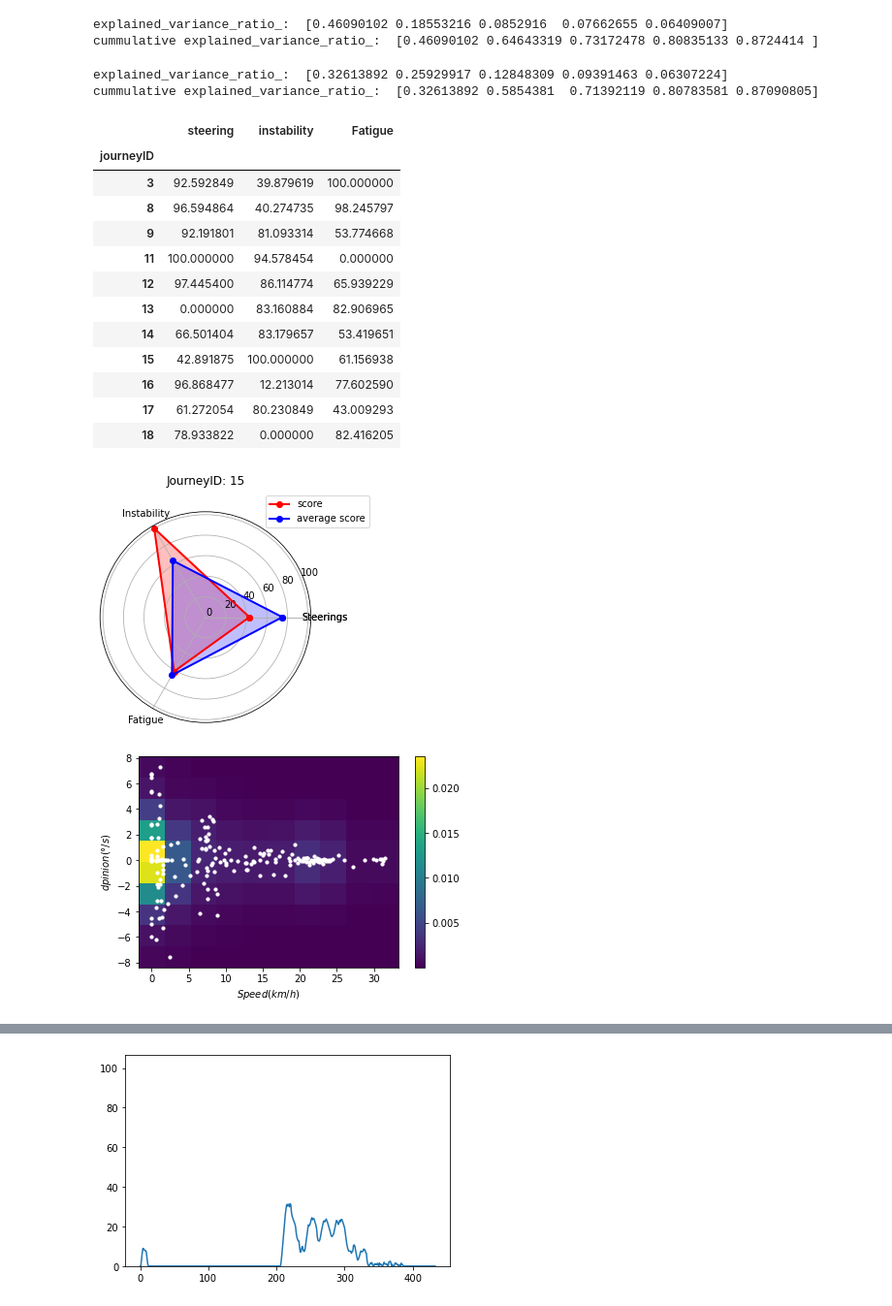
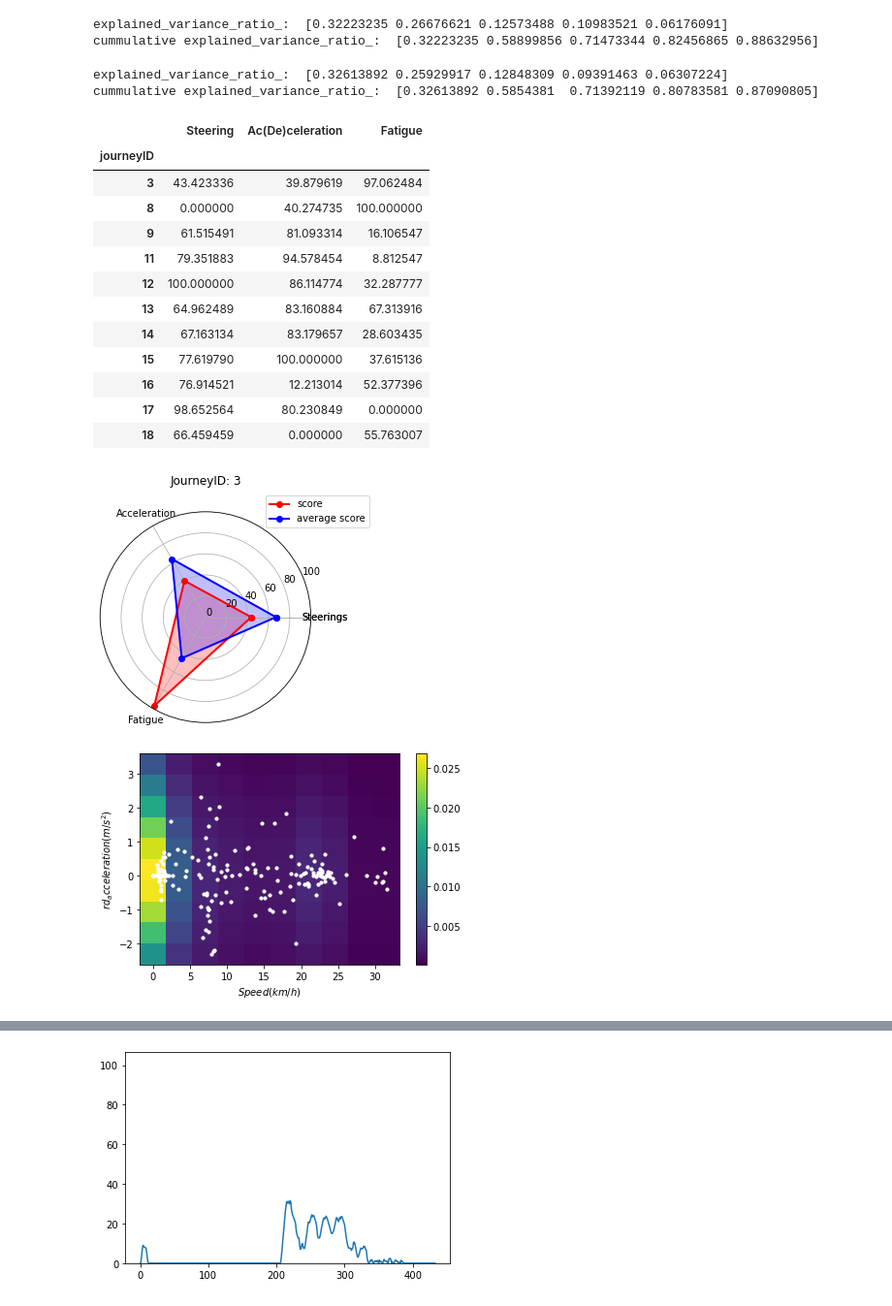
Before and after one commit to LittleLi2020/usage-based-insurance, a Jupyter notebook: lotus/radar_map.ipynb, the cells around one changed output, grey strips where cells are left out. Shown: that part at 97% size. Cells and saved outputs as stored; diff of their text form; code cells hidden in the pictures.

```diff
--- a/lotus/radar_map.ipynb
+++ b/lotus/radar_map.ipynb
@@ -140,13 +165,13 @@ var_column = "AccrPedlLnrAccrPedlRat"
 new_id_column = "time"
 df_Accr = import_data(path,id_column,var_column,new_id_column)
 # %%
-path = r"D:\Research\UBI车险\data\real_data\1029低配数据"
+path = r"E:\UBI车险0105\data\real_data\1029低配数据"
 id_column = "time_3"
 var_column = "BrkPedlTrvlAct"
 new_id_column = "time"
 df_Brk = import_data(path,id_column,var_column,new_id_column)
 # %%
-path = r"D:\Research\UBI车险\data\real_data\10292022续航数据\低配车\1029_CAN_res\CAN_res"
+path = r"E:\UBI车险0105\data\real_data\10292022续航数据\低配车\1029_CAN_res\CAN_res"
 id_column = "time_71"
 var_column = "VehSpdLgtA"
 new_id_column = "time"
@@ -159,9 +184,12 @@ df_merged = reduce(lambda left,right: pd.merge(left,right,on = ["time"],how = "i
 # data cleasing
 df_merged["date"] = df_merged["time"].apply(timestamp2date)
 df_merged["VehSpdLgtA"] = df_merged["VehSpdLgtA"] * 3.6
+a,b = -0.08605,-0.2271
+df_merged["VehWheelSteer"] = a * df_merged["PinionSteerAgGroupPinionSteerAg1"] * 57.2958 + b
+df_merged["VehWheelSteer"] = df_merged["VehWheelSteer"] / 57.2958
 df_merged = partition_journey(df = df_merged, time = "time")
 df_merged = df_merged.groupby("journeyID").apply(get_tgAcceleration,speed= "VehSpdLgtA",time = "time")
-df_merged = df_merged.groupby("journeyID").apply(get_dPinion,pinion = "PinionSteerAgGroupPinionSteerAg1",time = "time")
+df_merged = df_merged.groupby("journeyID").apply(get_rdAcceleration,VehWheelSteer = "VehWheelSteer",speed = "VehSpdLgtA",time = "time")
 df_merged = df_merged.groupby("journeyID").apply(lambda x:x.iloc[1:]).reset_index(drop = True)
 df_merged["is_meaningless"] = df_merged.groupby("journeyID")["VehSpdLgtA"].transform(lambda v: True if (np.sum(v) == 0 or len(v) < 3 * 60) else False)
 df_merged = df_merged[~df_merged["is_meaningless"]].reset_index(drop = True)
@@ -168,8 +210,8 @@ df_merged = df_merged[~df_merged["is_meaningless"]].reset_index(drop = True)
 # %%
 # data process
-## radial instability risk factor
-dpinion_risk_factor = speed_dpinion_factor(df = df_merged,journeyID = "journeyID",speed = "VehSpdLgtA",dpinion = "dpinion",bandwidth = 0.75,bins_num = 100,components_num = 5)
+## Steering risk factor
+rd_risk_factor = speed_rdAcc_factor(df = df_merged,journeyID = "journeyID",speed = "VehSpdLgtA",rd_acc = "rd_acceleration",bandwidth = 0.75,bins_num = 100,components_num = 5)
 # %% [output]
-explained_variance_ratio_:  [0.46090102 0.18553216 0.0852916  0.07662655 0.06409007]
-cummulative explained_variance_ratio_:  [0.46090102 0.64643319 0.73172478 0.80835133 0.8724414 ]
+explained_variance_ratio_:  [0.32223235 0.26676621 0.12573488 0.10983521 0.06176091]
+cummulative explained_variance_ratio_:  [0.32223235 0.58899856 0.71473344 0.82456865 0.88632956]
 # %%
@@ -184,47 +226,47 @@ fatigue_risk_factor = df_merged.groupby("journeyID")["time"].apply(lambda v:v.il
 fatigue_risk_factor.name = "Fatigue"
 # %%
-risk_factors = pd.concat([dpinion_risk_factor,tang_risk_factor,fatigue_risk_factor],axis = 1)
+risk_factors = pd.concat([rd_risk_factor,tang_risk_factor,fatigue_risk_factor],axis = 1)
 risk_factors = risk_factors.apply(lambda v: (v - np.min(v)) / (np.max(v) - np.min(v)) * 100)
 risk_factors = 100 - risk_factors
 risk_factors
 # %% [output]
-|  | steering | instability | Fatigue |
+|  | Steering | Ac(De)celeration | Fatigue |
 | journeyID |  |  |  |
-| 3 | 92.592849 | 39.879619 | 100.000000 |
-| 8 | 96.594864 | 40.274735 | 98.245797 |
-| 9 | 92.191801 | 81.093314 | 53.774668 |
-| 11 | 100.000000 | 94.578454 | 0.000000 |
-| 12 | 97.445400 | 86.114774 | 65.939229 |
-| 13 | 0.000000 | 83.160884 | 82.906965 |
-| 14 | 66.501404 | 83.179657 | 53.419651 |
-| 15 | 42.891875 | 100.000000 | 61.156938 |
-| 16 | 96.868477 | 12.213014 | 77.602590 |
-| 17 | 61.272054 | 80.230849 | 43.009293 |
-| 18 | 78.933822 | 0.000000 | 82.416205 |
+| 3 | 43.423336 | 39.879619 | 97.062484 |
+| 8 | 0.000000 | 40.274735 | 100.000000 |
+| 9 | 61.515491 | 81.093314 | 16.106547 |
+| 11 | 79.351883 | 94.578454 | 8.812547 |
+| 12 | 100.000000 | 86.114774 | 32.287777 |
+| 13 | 64.962489 | 83.160884 | 67.313916 |
+| 14 | 67.163134 | 83.179657 | 28.603435 |
+| 15 | 77.619790 | 100.000000 | 37.615136 |
+| 16 | 76.914521 | 12.213014 | 52.377396 |
+| 17 | 98.652564 | 80.230849 | 0.000000 |
+| 18 | 66.459459 | 0.000000 | 55.763007 |
 # %%
 # data visualize
-journeyID = 15
+journeyID = 3
 df_vis = df_merged[df_merged["journeyID"] == journeyID]
 stats_vis = risk_factors.loc[journeyID]
 
-labels=['Steerings', 'Instability', 'Fatigue']
+labels=['Steerings', 'Acceleration', 'Fatigue']
 markers = [0, 20, 40,60,80,100]
 avg_stats = risk_factors.mean()
 make_radar_chart("JourneyID: {}".format(journeyID), stats = list(stats_vis),avg_stats = avg_stats, attribute_labels = labels,
                      plot_markers = markers)
 # %% [output]
-[figure, old version]
+[figure, new version]
 # %%
-x,y = df_vis["VehSpdLgtA"],df_vis["dpinion"]
+x,y = df_vis["VehSpdLgtA"],df_vis["rd_acceleration"]
 xx,yy,zz,z_norm = kde2D(x,y,bandwidth = 2)
 plt.pcolormesh(xx, yy, zz,shading='auto')
 plt.colorbar()
 plt.scatter(x, y, s=10, facecolor='white')
 plt.xlabel("$Speed(km/h)$")
-plt.ylabel("$dpinion(°/s)$")
+plt.ylabel("$rd_acceleration(m/s^2)$")
 plt.show()
 # %% [output]
-[figure, old version]
+[figure, new version]
 # %%
 x,y = df_vis["VehSpdLgtA"],df_vis["tg_acceleration"]
 xx,yy,zz,z_norm = kde2D(x,y,bandwidth = 2)
```
Also changed, not shown: parts of 9 cells of this notebook.
